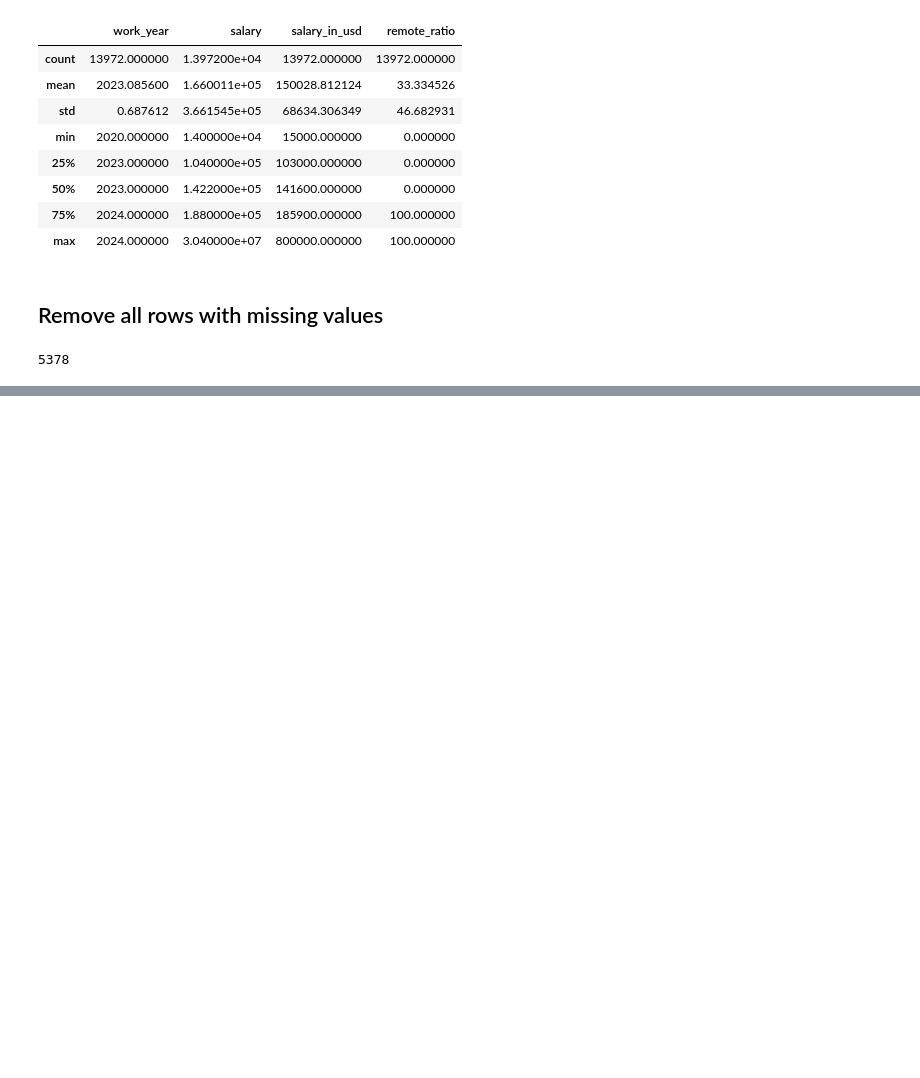
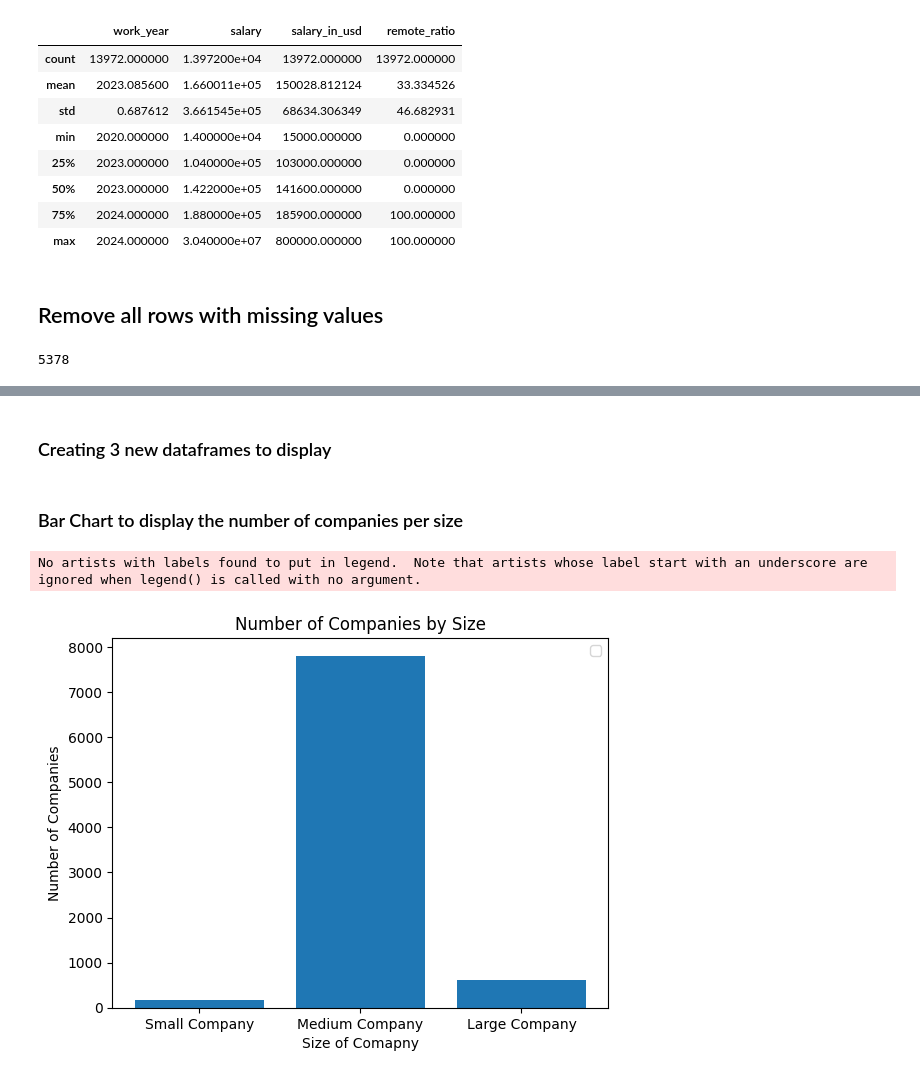
Before and after one commit to Jakenn09/DataScienceKaggle, a Jupyter notebook: 1_JobsKaggle/data_jobs.ipynb, the cells around one changed output, grey strips where cells are left out. Saved outputs shown, nothing was run; the diff lists cells and outputs as text; code cells hidden in the pictures; blank space fills up the shorter version.

Commit message:
addition of several plots for the current projects I am working on
added python scripts which display plots for the engineering csv file

```diff
--- a/1_JobsKaggle/data_jobs.ipynb
+++ b/1_JobsKaggle/data_jobs.ipynb
@@ -58,2 +58,5 @@ df.duplicated().sum() # numeber of duplicated rows
 # %% [output]
 5378
+# %%
+df = df.drop_duplicates()
+df.info()
@@ -59,0 +82,24 @@ df.duplicated().sum() # numeber of duplicated rows
+# %% [markdown]
+### Creating 3 new dataframes to display
+# %%
+df_S = df[df['company_size'] == 'S']
+df_M = df[df['company_size'] == 'M']
+df_L = df[df['company_size'] == 'L']
+# %% [markdown]
+### Bar Chart to display the number of companies per size
+# %%
+num_S = len(df_S)
+num_M = len(df_M)
+num_L = len(df_L)
+
+plt.bar(["Small Company", "Medium Company", "Large Company"], [num_S, num_M, num_L])
+
+plt.title("Number of Companies by Size")
+plt.xlabel("Size of Comapny")
+plt.ylabel("Number of Companies")
+
+plt.legend()
+plt.show()
+# %% [output]
+No artists with labels found to put in legend.  Note that artists whose label start with an underscore are ignored when legend() is called with no argument.
+[figure, added]
```
Also changed, not shown: parts of 11 cells of this notebook, 1 other file.
